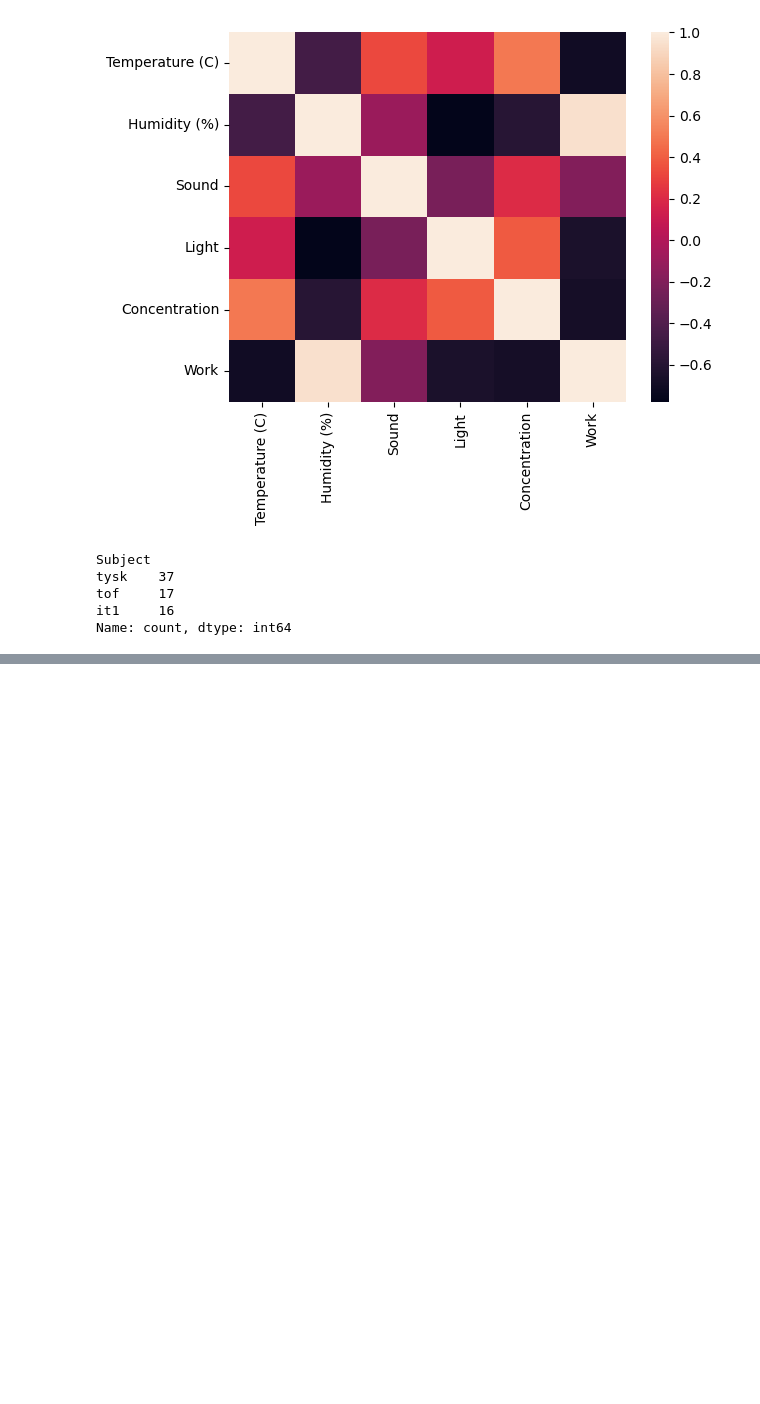
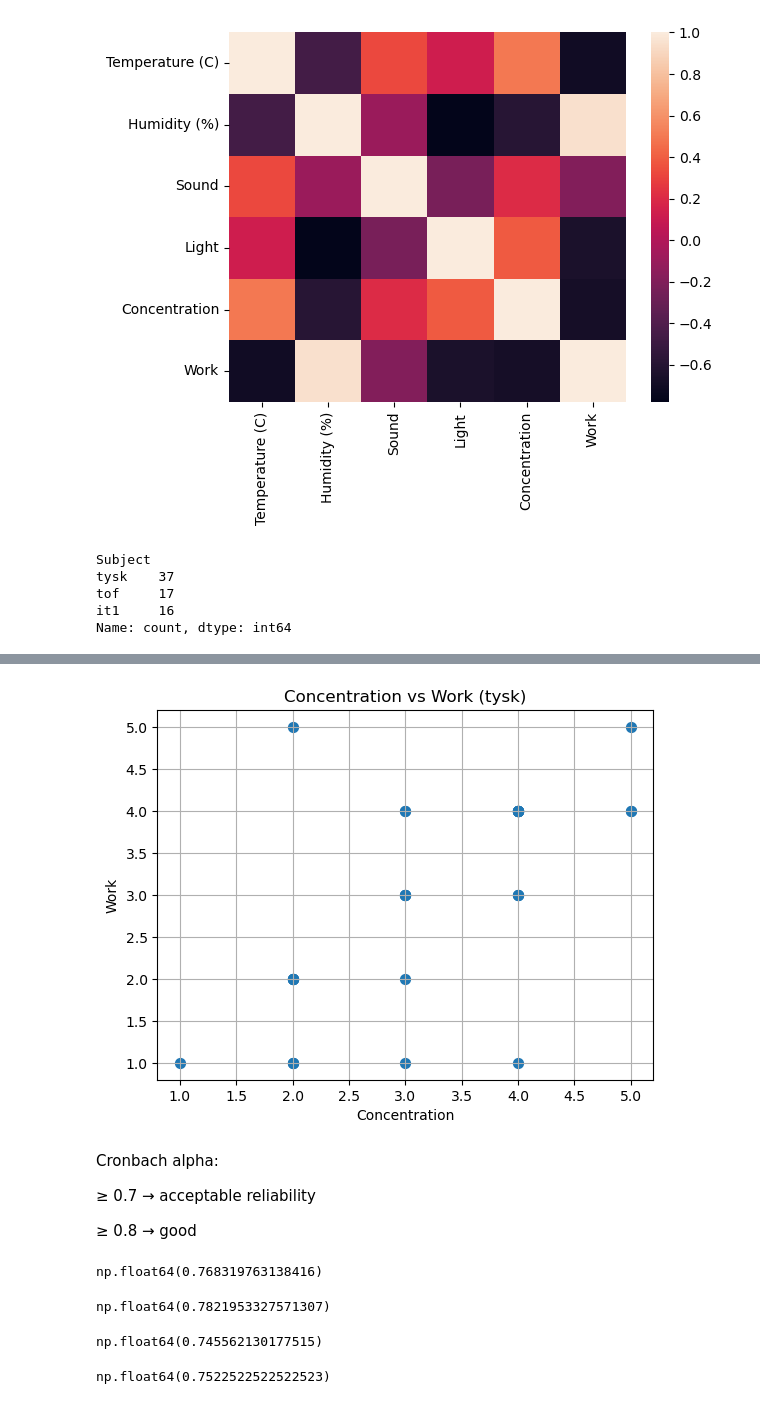
Before and after one commit to LilleAila/tof-prosjekt-26, a Jupyter notebook: data/analysis.ipynb, the cells around one changed output, grey strips where cells are left out. Drawn from its saved outputs; the diff is of its cells as text; code cells hidden in the pictures; blank space fills up the shorter version.

```diff
--- a/data/analysis.ipynb
+++ b/data/analysis.ipynb
@@ -118,0 +303,41 @@ Name: count, dtype: int64
+# %%
+import matplotlib.pyplot as plt
+plt.scatter(df[df["Subject"] == "tysk"]["Concentration"], df[df["Subject"] == "tysk"]["Work"], s=50)
+plt.xlabel("Concentration")
+plt.ylabel("Work")
+plt.title("Concentration vs Work (tysk)")
+plt.grid()
+plt.show()
+# %% [output]
+[figure, added]
+# %% [markdown]
+Cronbach alpha:
+
+≥ 0.7 → acceptable reliability
+
+≥ 0.8 → good
+# %%
+import numpy as np
+
+def cronbach_alpha(df_subset):
+    items = df_subset.dropna()
+    item_vars = items.var(axis=0, ddof=1)
+    total_var = items.sum(axis=1).var(ddof=1)
+    n_items = items.shape[1]
+    return (n_items / (n_items - 1)) * (1 - item_vars.sum() / total_var)
+
+cronbach_alpha(df[['Concentration','Work']])
+# %% [output]
+np.float64(0.768319763138416)
+# %%
+cronbach_alpha(df[df["Subject"] == "tysk"][['Concentration','Work']])
+# %% [output]
+np.float64(0.7821953327571307)
+# %%
+cronbach_alpha(df[df["Subject"] == "tof"][['Concentration','Work']])
+# %% [output]
+np.float64(0.745562130177515)
+# %%
+cronbach_alpha(df[df["Subject"] == "it1"][['Concentration','Work']])
+# %% [output]
+np.float64(0.7522522522522523)
```
Also changed, not shown: parts of 23 cells of this notebook.
